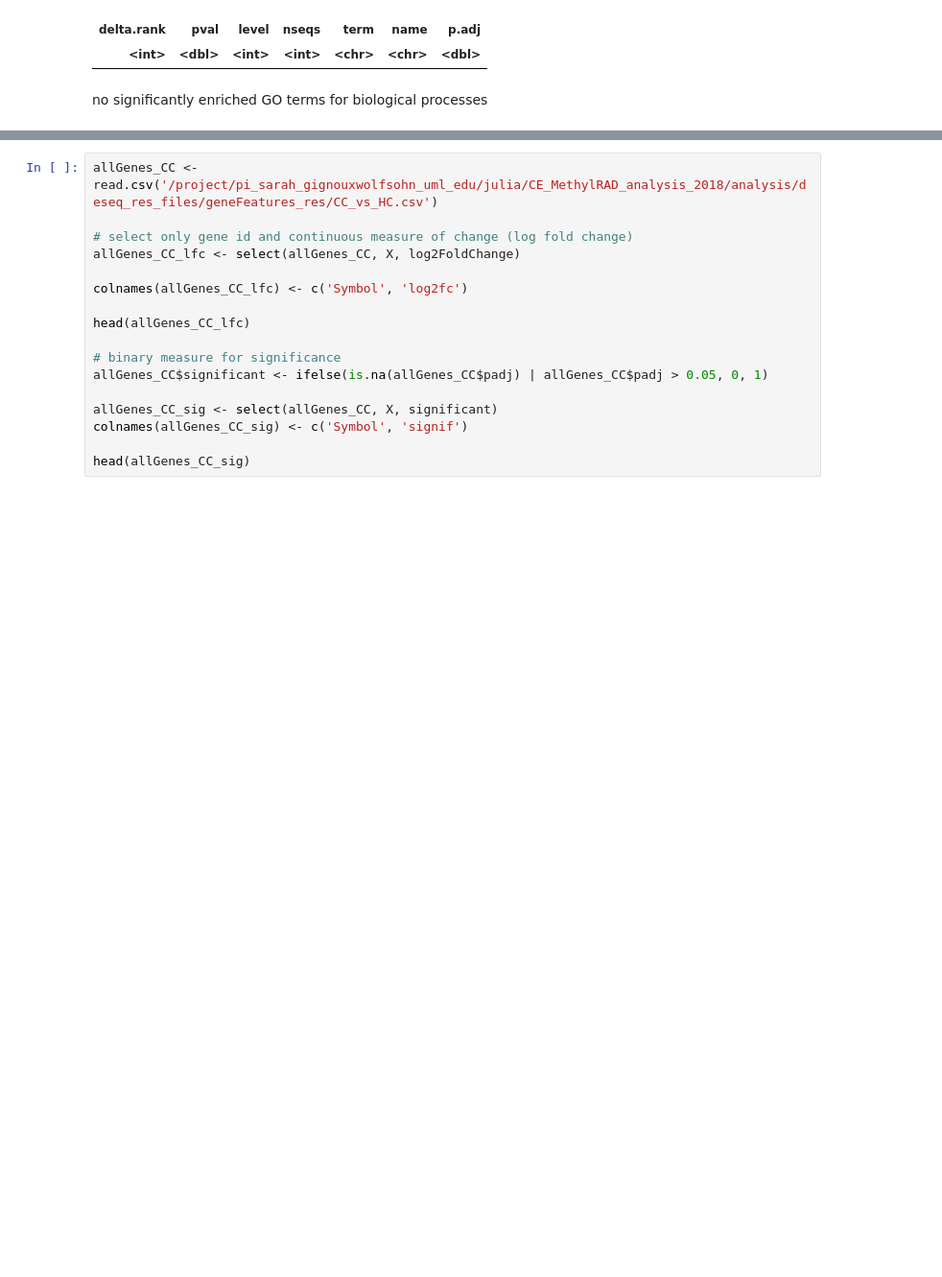
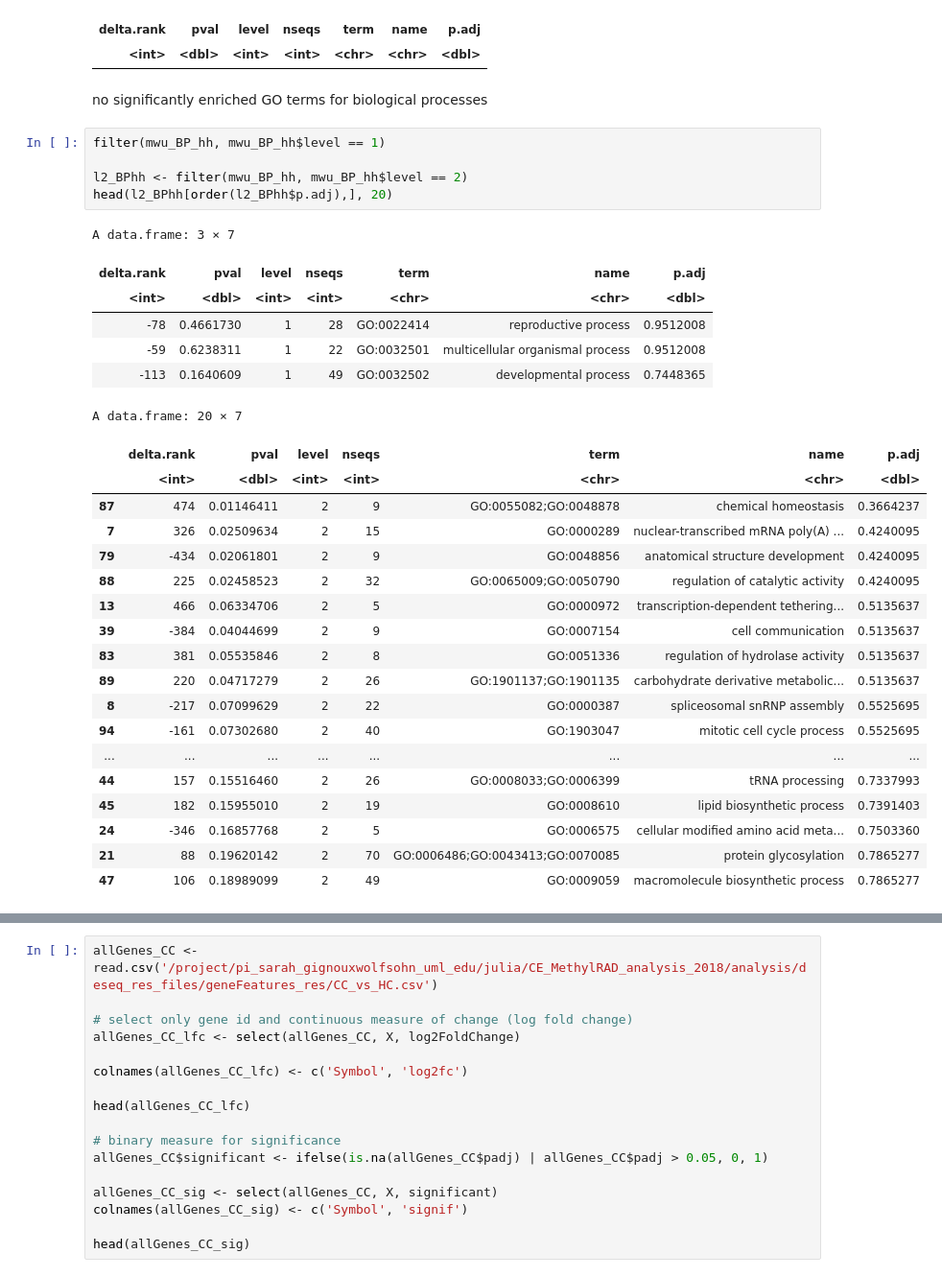
Before and after one commit to jgmcdonough/CE18_methylRAD_analysis, a Jupyter notebook: analysis/DMGs_analysis/go_mwu/go_mwu.ipynb, the cells around one changed output, grey strips where cells are left out. Shown at 96% size. Drawn from its saved outputs; the diff is of its cells as text; blank space fills up the shorter version.

```diff
--- a/analysis/DMGs_analysis/go_mwu/go_mwu.ipynb
+++ b/analysis/DMGs_analysis/go_mwu/go_mwu.ipynb
@@ -321,3 +517,34 @@ A data.frame: 0 × 7
 | <int> | <dbl> | <int> | <int> | <chr> | <chr> | <dbl> |
 # %% [markdown]
 no significantly enriched GO terms for biological processes
+# %%
+filter(mwu_BP_hh, mwu_BP_hh$level == 1)
+
+l2_BPhh <- filter(mwu_BP_hh, mwu_BP_hh$level == 2)
+head(l2_BPhh[order(l2_BPhh$p.adj),], 20)
+# %% [output]
+A data.frame: 3 × 7
+| delta.rank | pval | level | nseqs | term | name | p.adj |
+| <int> | <dbl> | <int> | <int> | <chr> | <chr> | <dbl> |
+| -78 | 0.4661730 | 1 | 28 | GO:0022414 | reproductive process | 0.9512008 |
+| -59 | 0.6238311 | 1 | 22 | GO:0032501 | multicellular organismal process | 0.9512008 |
+| -113 | 0.1640609 | 1 | 49 | GO:0032502 | developmental process | 0.7448365 |
+A data.frame: 20 × 7
+|  | delta.rank | pval | level | nseqs | term | name | p.adj |
+|  | <int> | <dbl> | <int> | <int> | <chr> | <chr> | <dbl> |
+| 87 | 474 | 0.01146411 | 2 | 9 | GO:0055082;GO:0048878 | chemical homeostasis | 0.3664237 |
+| 7 | 326 | 0.02509634 | 2 | 15 | GO:0000289 | nuclear-transcribed mRNA poly(A) ... | 0.4240095 |
+| 79 | -434 | 0.02061801 | 2 | 9 | GO:0048856 | anatomical structure development | 0.4240095 |
+| 88 | 225 | 0.02458523 | 2 | 32 | GO:0065009;GO:0050790 | regulation of catalytic activity | 0.4240095 |
+| 13 | 466 | 0.06334706 | 2 | 5 | GO:0000972 | transcription-dependent tethering... | 0.5135637 |
+| 39 | -384 | 0.04044699 | 2 | 9 | GO:0007154 | cell communication | 0.5135637 |
+| 83 | 381 | 0.05535846 | 2 | 8 | GO:0051336 | regulation of hydrolase activity | 0.5135637 |
+| 89 | 220 | 0.04717279 | 2 | 26 | GO:1901137;GO:1901135 | carbohydrate derivative metabolic... | 0.5135637 |
+| 8 | -217 | 0.07099629 | 2 | 22 | GO:0000387 | spliceosomal snRNP assembly | 0.5525695 |
+| 94 | -161 | 0.07302680 | 2 | 40 | GO:1903047 | mitotic cell cycle process | 0.5525695 |
+| ... | ... | ... | ... | ... | ... | ... | ... |
+| 44 | 157 | 0.15516460 | 2 | 26 | GO:0008033;GO:0006399 | tRNA processing | 0.7337993 |
+| 45 | 182 | 0.15955010 | 2 | 19 | GO:0008610 | lipid biosynthetic process | 0.7391403 |
+| 24 | -346 | 0.16857768 | 2 | 5 | GO:0006575 | cellular modified amino acid meta... | 0.7503360 |
+| 21 | 88 | 0.19620142 | 2 | 70 | GO:0006486;GO:0043413;GO:0070085 | protein glycosylation | 0.7865277 |
+| 47 | 106 | 0.18989099 | 2 | 49 | GO:0009059 | macromolecule biosynthetic process | 0.7865277 |
```
Also changed, not shown: parts of 37 cells of this notebook, 12 other files.
